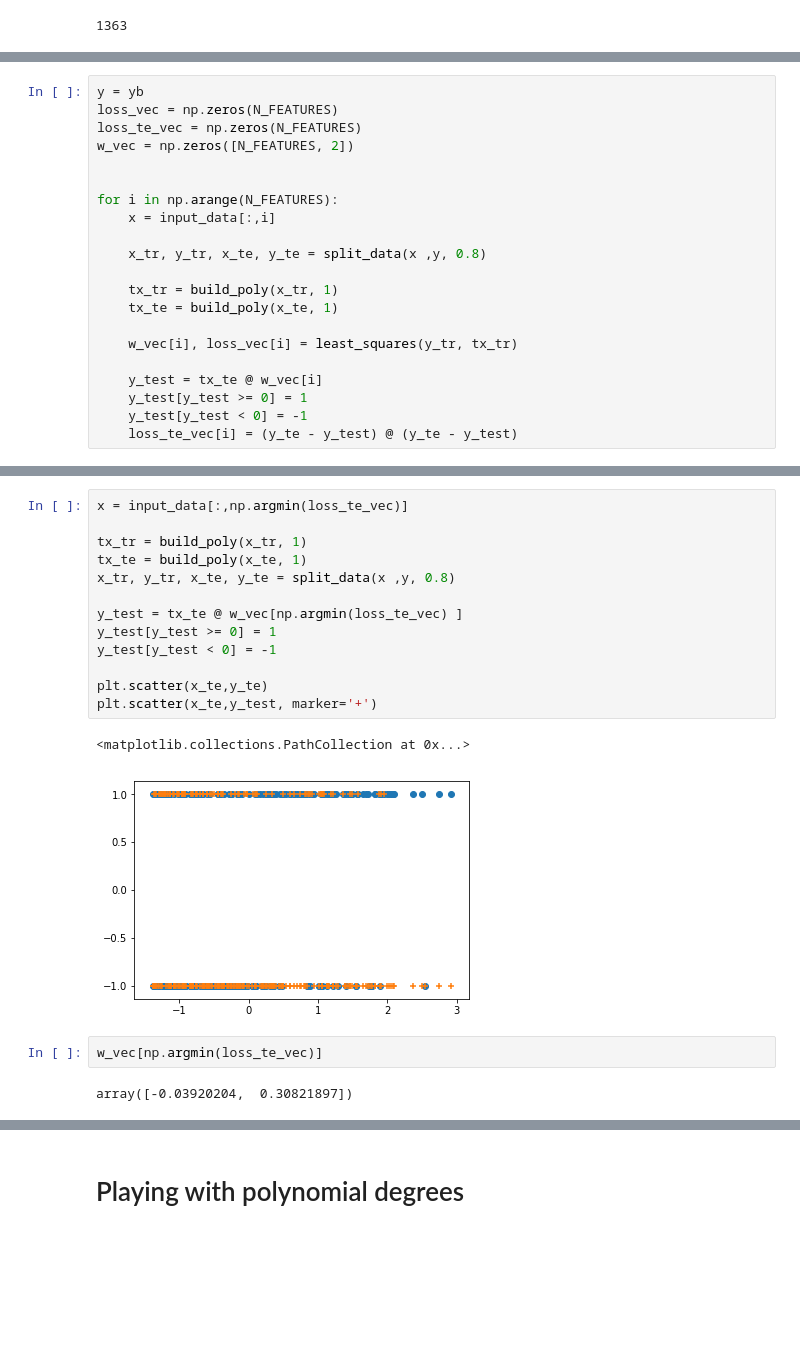
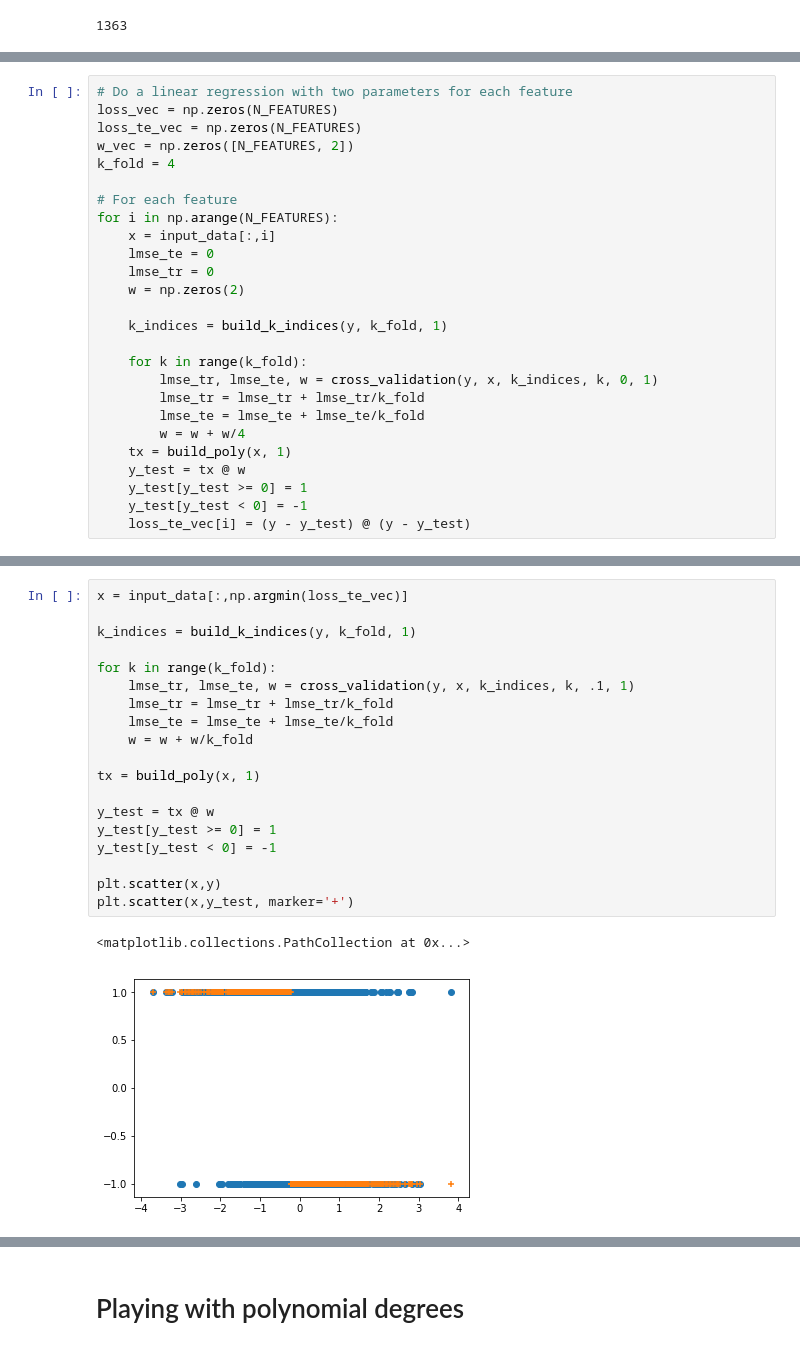
Before and after one commit to ZiluTian/ml_project1, a Jupyter notebook: features_selection_2.ipynb, the cells around one changed output, grey strips where cells are left out. Drawn from its saved outputs; the diff is of its cells as text; blank space fills up the shorter version.

Commit message:
Trying some linear models.

```diff
--- a/features_selection_2.ipynb
+++ b/features_selection_2.ipynb
@@ -21,24 +68,29 @@ N_DATA
 # %%
-y = yb
+# Do a linear regression with two parameters for each feature
 loss_vec = np.zeros(N_FEATURES)
 loss_te_vec = np.zeros(N_FEATURES)
 w_vec = np.zeros([N_FEATURES, 2])
+k_fold = 4
 
-
+# For each feature
 for i in np.arange(N_FEATURES):
     x = input_data[:,i]
+    lmse_te = 0
+    lmse_tr = 0
+    w = np.zeros(2)
 
-    x_tr, y_tr, x_te, y_te = split_data(x ,y, 0.8)
+    k_indices = build_k_indices(y, k_fold, 1)
 
-    tx_tr = build_poly(x_tr, 1)
-    tx_te = build_poly(x_te, 1)
-
-    w_vec[i], loss_vec[i] = least_squares(y_tr, tx_tr)
-
-    y_test = tx_te @ w_vec[i]
+    for k in range(k_fold):
+        lmse_tr, lmse_te, w = cross_validation(y, x, k_indices, k, 0, 1)
+        lmse_tr = lmse_tr + lmse_tr/k_fold
+        lmse_te = lmse_te + lmse_te/k_fold
+        w = w + w/4
+    tx = build_poly(x, 1)
+    y_test = tx @ w
     y_test[y_test >= 0] = 1
     y_test[y_test < 0] = -1
-    loss_te_vec[i] = (y_te - y_test) @ (y_te - y_test)
+    loss_te_vec[i] = (y - y_test) @ (y - y_test)
 # %%
 loss_te_vec
 # %% [output]
@@ -53,20 +106,22 @@ col_labels[I]
-# %%
-x = input_data[:,np.argmin(loss_te_vec)]
-
-tx_tr = build_poly(x_tr, 1)
-tx_te = build_poly(x_te, 1)
-x_tr, y_tr, x_te, y_te = split_data(x ,y, 0.8)
-
-y_test = tx_te @ w_vec[np.argmin(loss_te_vec) ]
-y_test[y_test >= 0] = 1
-y_test[y_test < 0] = -1
-
-plt.scatter(x_te,y_te)
-plt.scatter(x_te,y_test, marker='+')
-# %% [output]
-<matplotlib.collections.PathCollection at 0x...>
-[figure, removed]
-# %%
-w_vec[np.argmin(loss_te_vec)]
-# %% [output]
-array([-0.03920204,  0.30821897])
+# %%
+x = input_data[:,np.argmin(loss_te_vec)]
+
+k_indices = build_k_indices(y, k_fold, 1)
+
+for k in range(k_fold):
+    lmse_tr, lmse_te, w = cross_validation(y, x, k_indices, k, .1, 1)
+    lmse_tr = lmse_tr + lmse_tr/k_fold
+    lmse_te = lmse_te + lmse_te/k_fold
+    w = w + w/k_fold
+
+tx = build_poly(x, 1)
+
+y_test = tx @ w
+y_test[y_test >= 0] = 1
+y_test[y_test < 0] = -1
+
+plt.scatter(x,y)
+plt.scatter(x,y_test, marker='+')
+# %% [output]
+<matplotlib.collections.PathCollection at 0x...>
+[figure, added]
```
Also changed, not shown: parts of 13 cells of this notebook, 6 other files.
